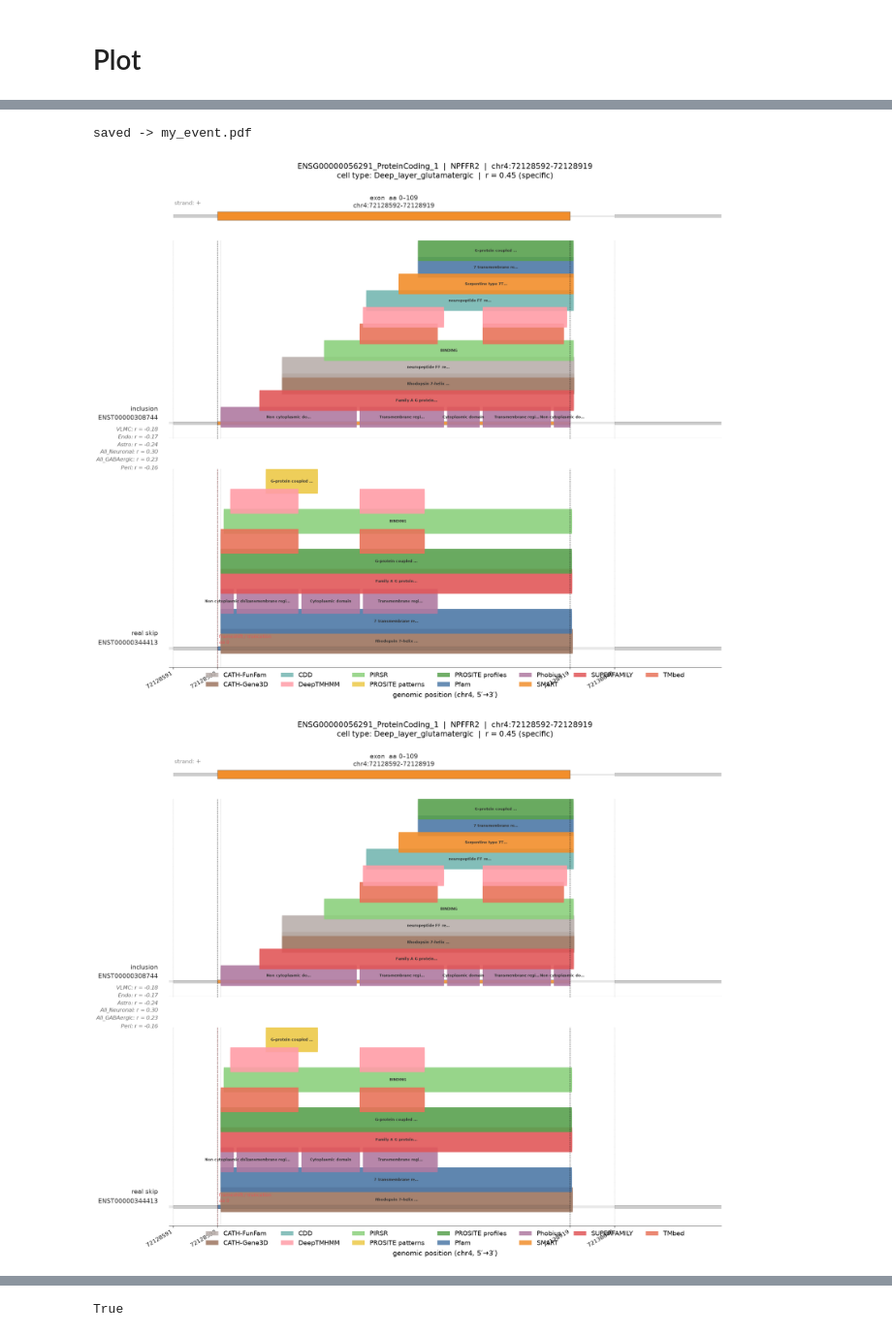
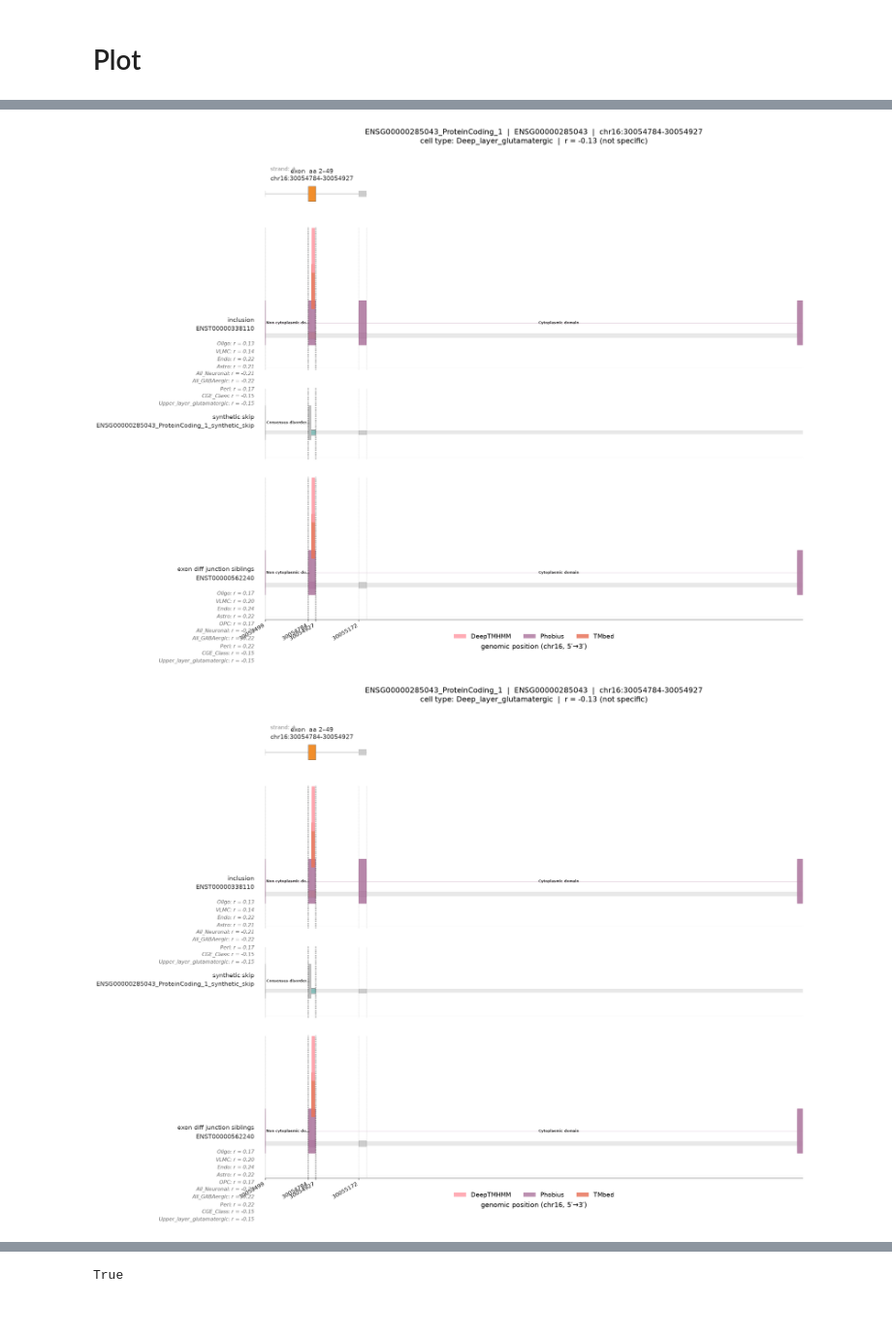
Before and after one commit to reliscu/bulk_splicing_GTEx_cortex, a Jupyter notebook: 31_visualize_interproscan_results.ipynb, the cells around one changed output, grey strips where cells are left out. Shown at 97% size. Saved outputs shown, nothing was run; the diff lists cells and outputs as text; code cells hidden in the pictures.

```diff
--- a/31_visualize_interproscan_results.ipynb
+++ b/31_visualize_interproscan_results.ipynb
@@ -860,12 +1032,12 @@ rec[rec['event_id'] == "ENSG00000056291_ProteinCoding_1"]
 # %%
-ev = 'ENSG00000056291_ProteinCoding_1'
+# ev = 'ENSG00000056291_ProteinCoding_1'
+ev = "ENSG00000285043_ProteinCoding_1"
 ct = "Deep_layer_glutamatergic"
 
 plot_event_domains(ev, event_interproscan_map, signif_event_interproscan_map,
                    cds_by_transcript, ctype='Deep_layer_glutamatergic',
                    fontscale=2.5, figsize=(24, 16),
-                   save_path='my_event.pdf', dpi=200)
+                   save_path=None, dpi=200)
 # %% [output]
-saved -> my_event.pdf
-[figure, old version]
+[figure, new version]
-[figure, old version]
+[figure, new version]
```
Also changed, not shown: parts of 5 cells of this notebook, 1 other file.
